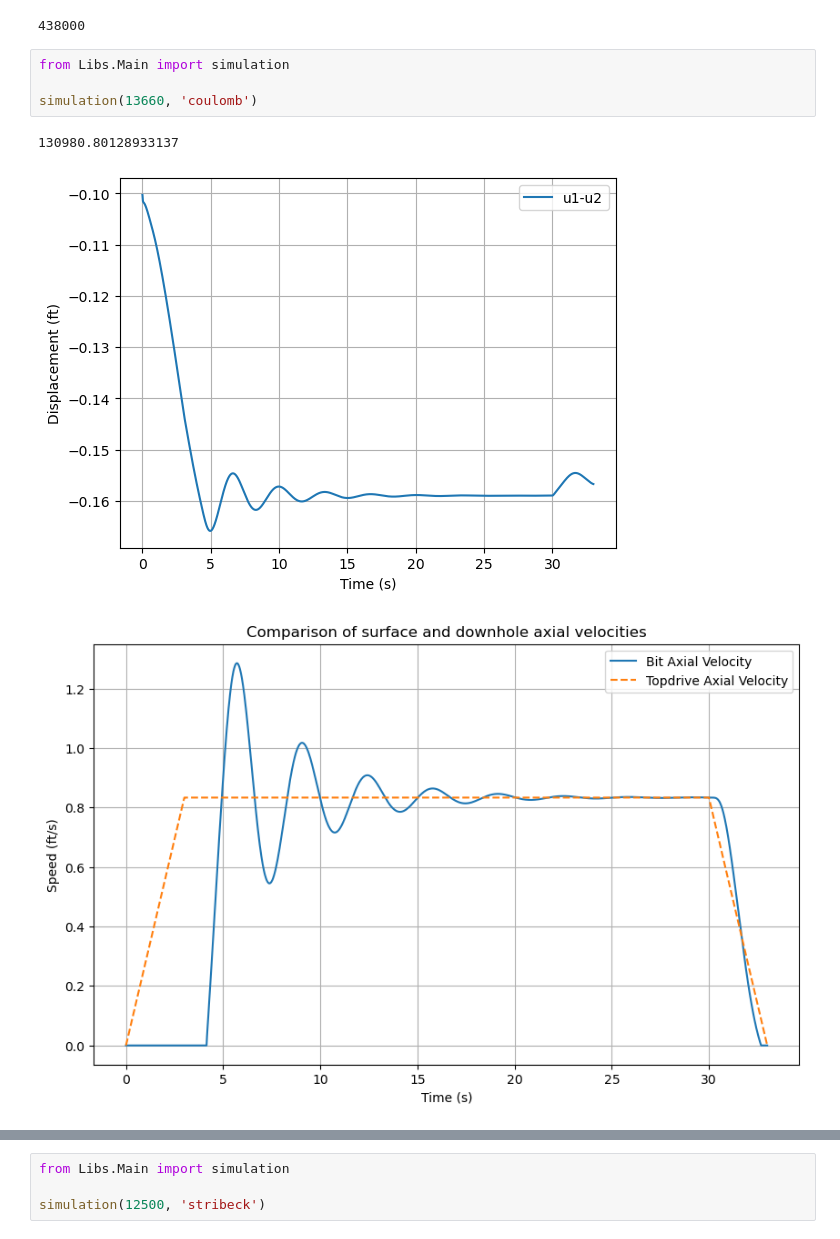
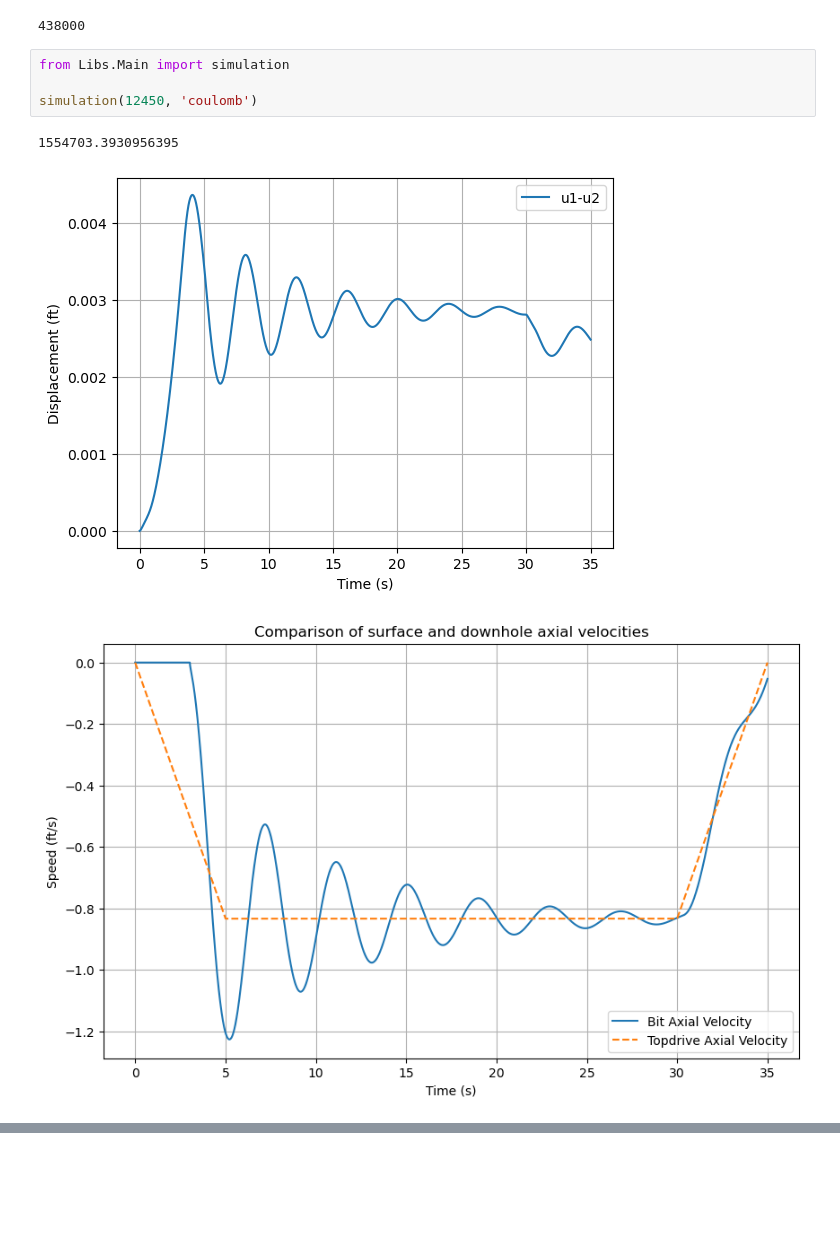
Before and after one commit to Sky370/Dynamic-Torque-and-Drag-Model, a Jupyter notebook: Run.ipynb, the cells around one changed output, grey strips where cells are left out. Saved outputs shown, nothing was run; the diff lists cells and outputs as text; blank space fills up the shorter version.

```diff
--- a/Run.ipynb
+++ b/Run.ipynb
@@ -7,8 +7,8 @@
 # %%
 from Libs.Main import simulation
 
-simulation(13660, 'coulomb')
+simulation(12450, 'coulomb')
 # %% [output]
-130980.80128933137
+1554703.3930956395
-[figure, old version]
+[figure, new version]
-[figure, old version]
+[figure, new version]
@@ -17,4 +16,0 @@ simulation(13660, 'coulomb')
-# %%
-from Libs.Main import simulation
-
-simulation(12500, 'stribeck')
```
Also changed, not shown: parts of 1 cell of this notebook, 12 other files.
